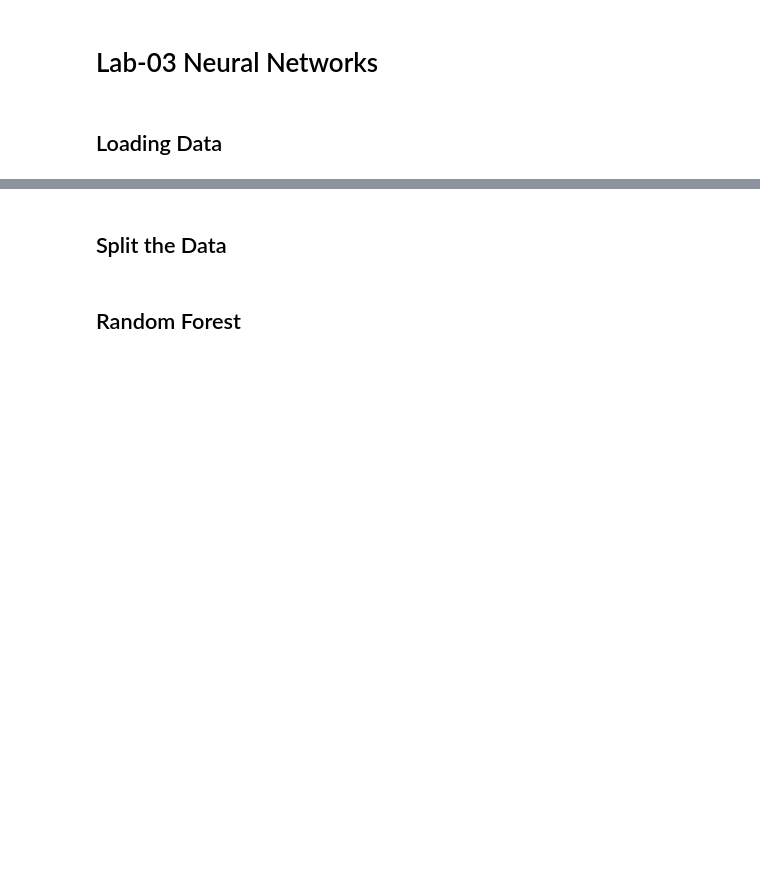
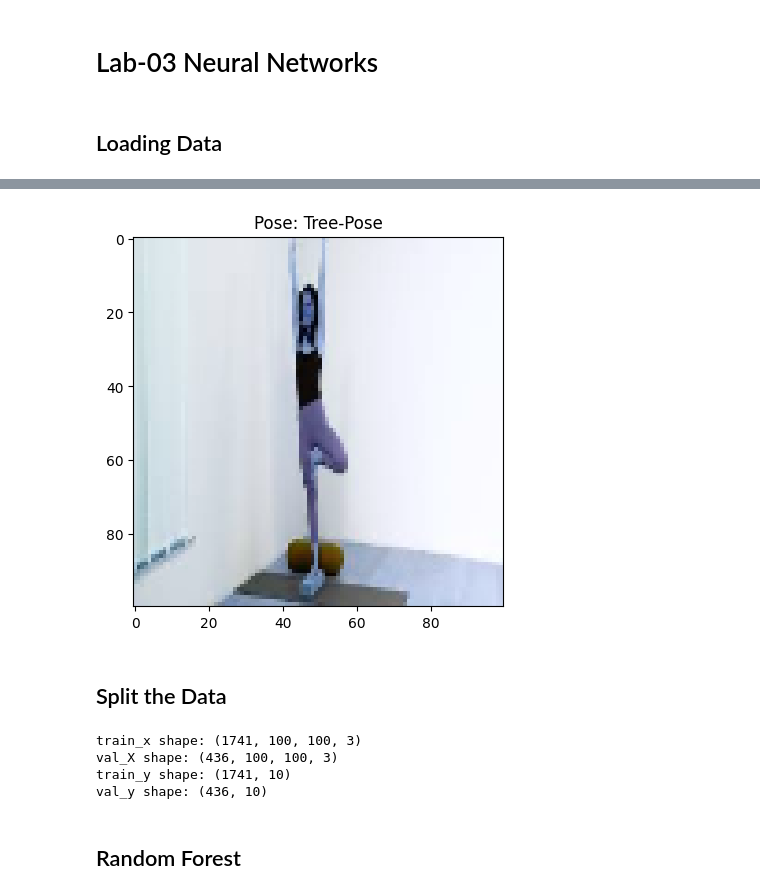
Before and after one commit to mlubarsky/cs463-lab-03-nn-mlubarsky, a Jupyter notebook: Lab03-NN.ipynb, the cells around one changed output, grey strips where cells are left out. Saved outputs shown, nothing was run; the diff lists cells and outputs as text; code cells hidden in the pictures; blank space fills up the shorter version.

```diff
--- a/Lab03-NN.ipynb
+++ b/Lab03-NN.ipynb
@@ -59,2 +96,13 @@ Y_data =  to_categorical(labels_data, num_classes = 10)
+# %%
+import matplotlib.pyplot as plt
+
+index = random.randint(0, len(X_data) - 1) # Randomly select some image to plot
+plot_image = X_data[index]
+
+plt.imshow(plot_image)
+plt.title(f'Pose: {pose_name[labels_data[index]]}')
+plt.show()
+# %% [output]
+[figure, added]
 # %% [markdown]
 ## Split the Data
@@ -61,2 +113,12 @@ Y_data =  to_categorical(labels_data, num_classes = 10)
+# %%
+print("train_x shape:", train_x.shape)
+print("val_X shape:", val_x.shape)
+print("train_y shape:", train_y.shape)
+print("val_y shape:", val_y.shape)
+# %% [output]
+train_x shape: (1741, 100, 100, 3)
+val_X shape: (436, 100, 100, 3)
+train_y shape: (1741, 10)
+val_y shape: (436, 10)
 # %% [markdown]
 ## Random Forest
```
Also changed, not shown: parts of 20 cells of this notebook.
